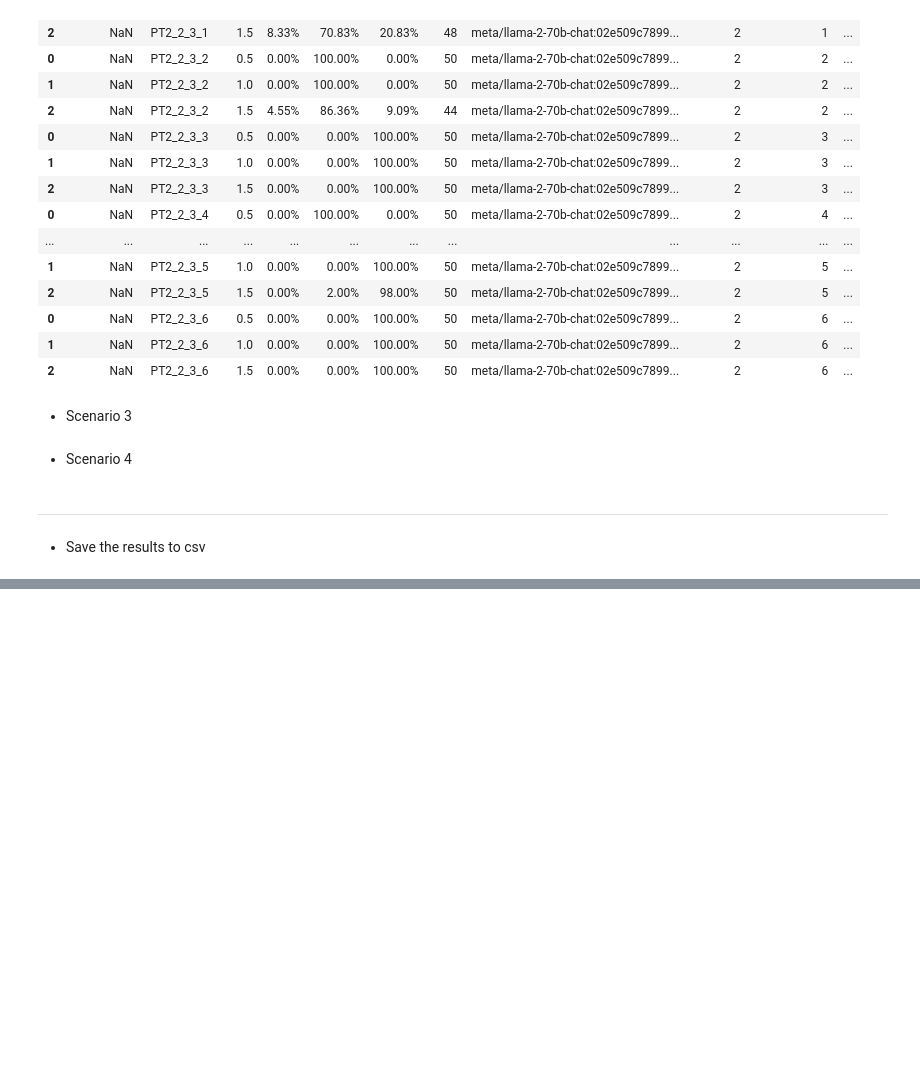
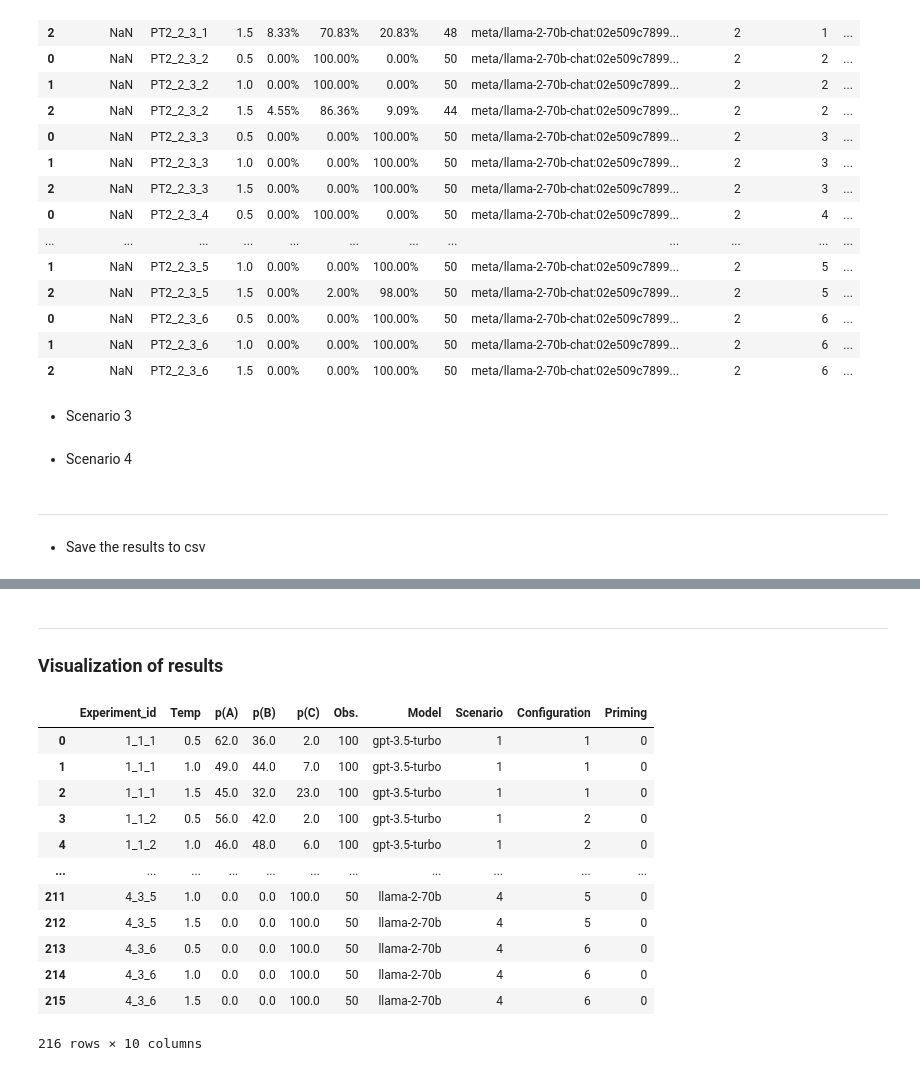
Before and after one commit to MariusDSPM/Data-Science-Project, a Jupyter notebook: Prospect_Theory_2.ipynb, the cells around one changed output, grey strips where cells are left out. Cells and saved outputs as stored; diff of their text form; code cells hidden in the pictures; blank space fills up the shorter version.

```diff
--- a/Prospect_Theory_2.ipynb
+++ b/Prospect_Theory_2.ipynb
@@ -1286,0 +1287,21 @@ KeyError: False
+# %% [markdown]
+---
+
+### Visualization of results
+# %%
+PT2_probs = pd.read_csv("Output/PT2_probs.csv")
+PT2_probs
+# %% [output]
+|  | Experiment_id | Temp | p(A) | p(B) | p(C) | Obs. | Model | Scenario | Configuration | Priming |
+| 0 | 1_1_1 | 0.5 | 62.0 | 36.0 | 2.0 | 100 | gpt-3.5-turbo | 1 | 1 | 0 |
+| 1 | 1_1_1 | 1.0 | 49.0 | 44.0 | 7.0 | 100 | gpt-3.5-turbo | 1 | 1 | 0 |
+| 2 | 1_1_1 | 1.5 | 45.0 | 32.0 | 23.0 | 100 | gpt-3.5-turbo | 1 | 1 | 0 |
+| 3 | 1_1_2 | 0.5 | 56.0 | 42.0 | 2.0 | 100 | gpt-3.5-turbo | 1 | 2 | 0 |
+| 4 | 1_1_2 | 1.0 | 46.0 | 48.0 | 6.0 | 100 | gpt-3.5-turbo | 1 | 2 | 0 |
+| ... | ... | ... | ... | ... | ... | ... | ... | ... | ... | ... |
+| 211 | 4_3_5 | 1.0 | 0.0 | 0.0 | 100.0 | 50 | llama-2-70b | 4 | 5 | 0 |
+| 212 | 4_3_5 | 1.5 | 0.0 | 0.0 | 100.0 | 50 | llama-2-70b | 4 | 5 | 0 |
+| 213 | 4_3_6 | 0.5 | 0.0 | 0.0 | 100.0 | 50 | llama-2-70b | 4 | 6 | 0 |
+| 214 | 4_3_6 | 1.0 | 0.0 | 0.0 | 100.0 | 50 | llama-2-70b | 4 | 6 | 0 |
+| 215 | 4_3_6 | 1.5 | 0.0 | 0.0 | 100.0 | 50 | llama-2-70b | 4 | 6 | 0 |
+216 rows × 10 columns
```
Also changed, not shown: parts of 10 cells of this notebook, 9 other files.
